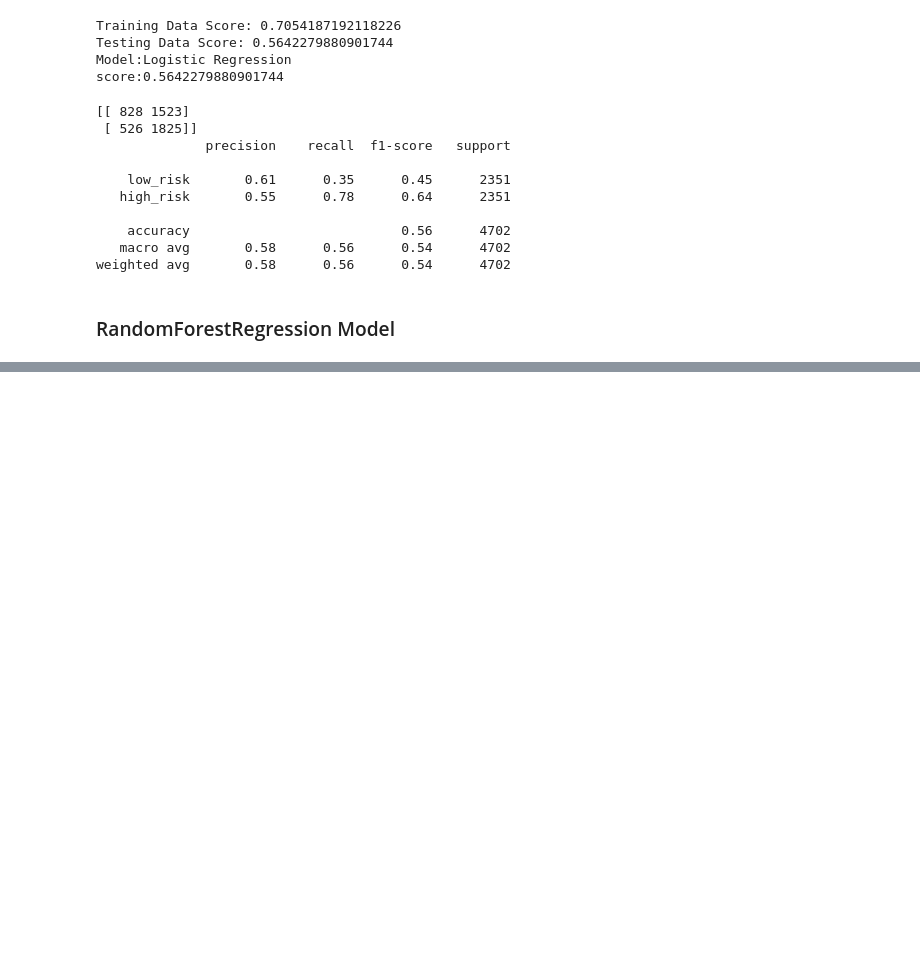
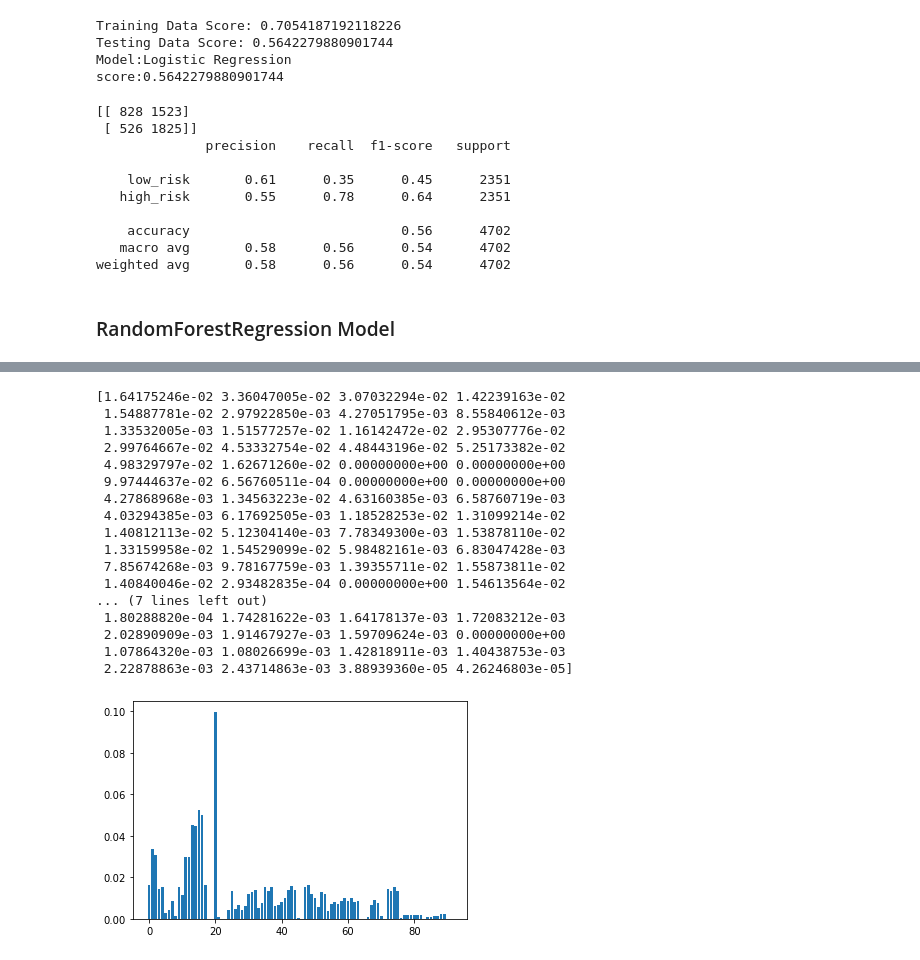
Before and after one commit to DasaSimo/Supervised-Machine-Learning, a Jupyter notebook: CreditRisk.ipynb, the cells around one changed output, grey strips where cells are left out. Cells and saved outputs as stored; diff of their text form; code cells hidden in the pictures; blank space fills up the shorter version.

Commit message:
adding RandomForestRegression

```diff
--- a/CreditRisk.ipynb
+++ b/CreditRisk.ipynb
@@ -205,3 +225,9 @@ print(classification_report(y_true, y_pred, target_names=["low_risk", "high_risk
 weighted avg       0.58      0.56      0.54      4702
 # %% [markdown]
 ### RandomForestRegression Model
+# %%
+ran = RandomForestClassifier(random_state=1, n_estimators=500).fit(X_dummies, y_label)
+y_pred = ran.predict(X1_dummies)
+print(classification_report(y1_label, y_pred, target_names=target_names))
+print(f'Training Score: {ran.score(X_dummies, y_label)}')
+print(f'Testing Score: {ran.score(X1_dummies, y1_label)}')
@@ -207,0 +246,29 @@ weighted avg       0.58      0.56      0.54      4702
+# %%
+# Feature Selection Methods - trying to feed the model with the most appropriate features
+# to remove redundant and correlated features.
+%matplotlib inline
+from matplotlib import pyplot as plt
+
+features = ran.feature_importances_
+print(features)
+plt.bar(x = range(len(features)), height=features)
+plt.show()
+# %% [output]
+[1.64175246e-02 3.36047005e-02 3.07032294e-02 1.42239163e-02
+ 1.54887781e-02 2.97922850e-03 4.27051795e-03 8.55840612e-03
+ 1.33532005e-03 1.51577257e-02 1.16142472e-02 2.95307776e-02
+ 2.99764667e-02 4.53332754e-02 4.48443196e-02 5.25173382e-02
+ 4.98329797e-02 1.62671260e-02 0.00000000e+00 0.00000000e+00
+ 9.97444637e-02 6.56760511e-04 0.00000000e+00 0.00000000e+00
+ 4.27868968e-03 1.34563223e-02 4.63160385e-03 6.58760719e-03
+ 4.03294385e-03 6.17692505e-03 1.18528253e-02 1.31099214e-02
+ 1.40812113e-02 5.12304140e-03 7.78349300e-03 1.53878110e-02
+ 1.33159958e-02 1.54529099e-02 5.98482161e-03 6.83047428e-03
+ 7.85674268e-03 9.78167759e-03 1.39355711e-02 1.55873811e-02
+ 1.40840046e-02 2.93482835e-04 0.00000000e+00 1.54613564e-02
+... (7 lines left out)
+ 1.80288820e-04 1.74281622e-03 1.64178137e-03 1.72083212e-03
+ 2.02890909e-03 1.91467927e-03 1.59709624e-03 0.00000000e+00
+ 1.07864320e-03 1.08026699e-03 1.42818911e-03 1.40438753e-03
+ 2.22878863e-03 2.43714863e-03 3.88939360e-05 4.26246803e-05]
+[figure, added]
```
Also changed, not shown: parts of 2 cells of this notebook.
